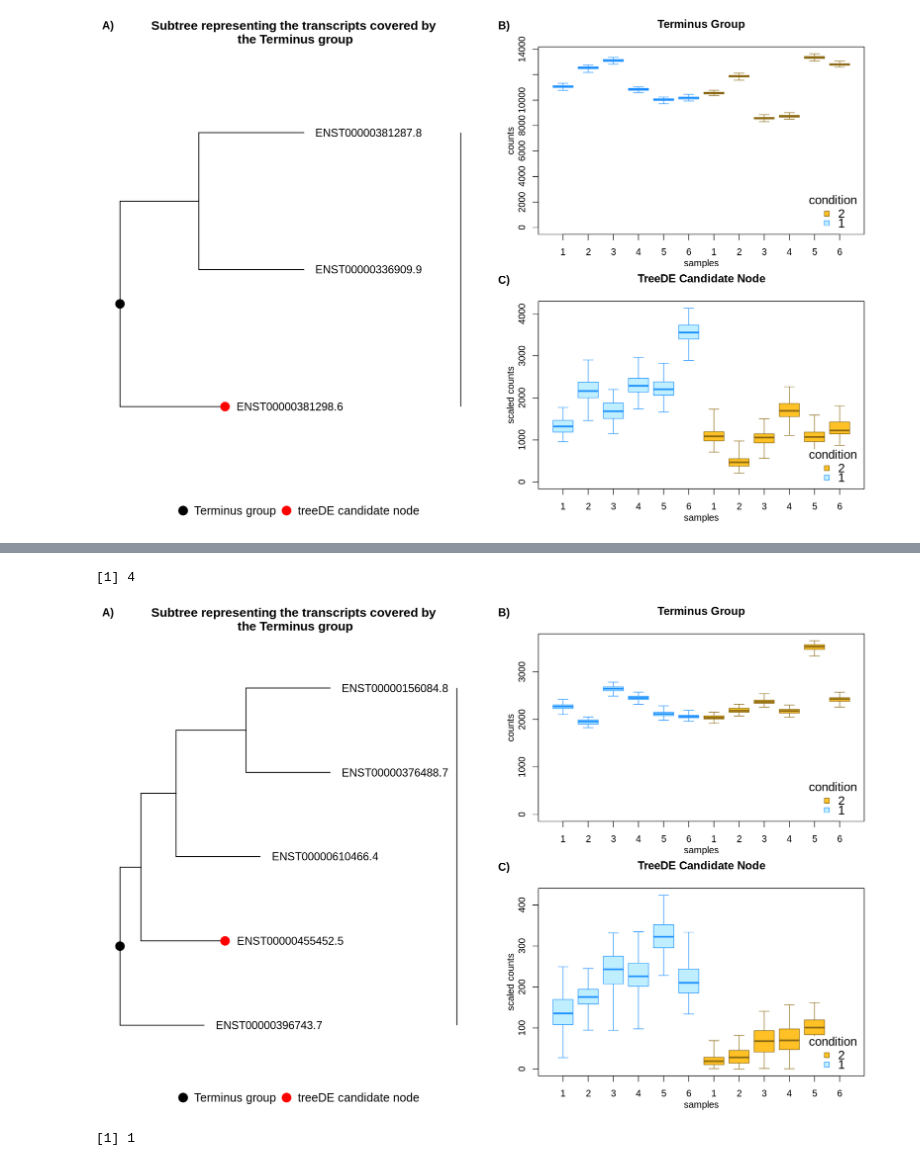
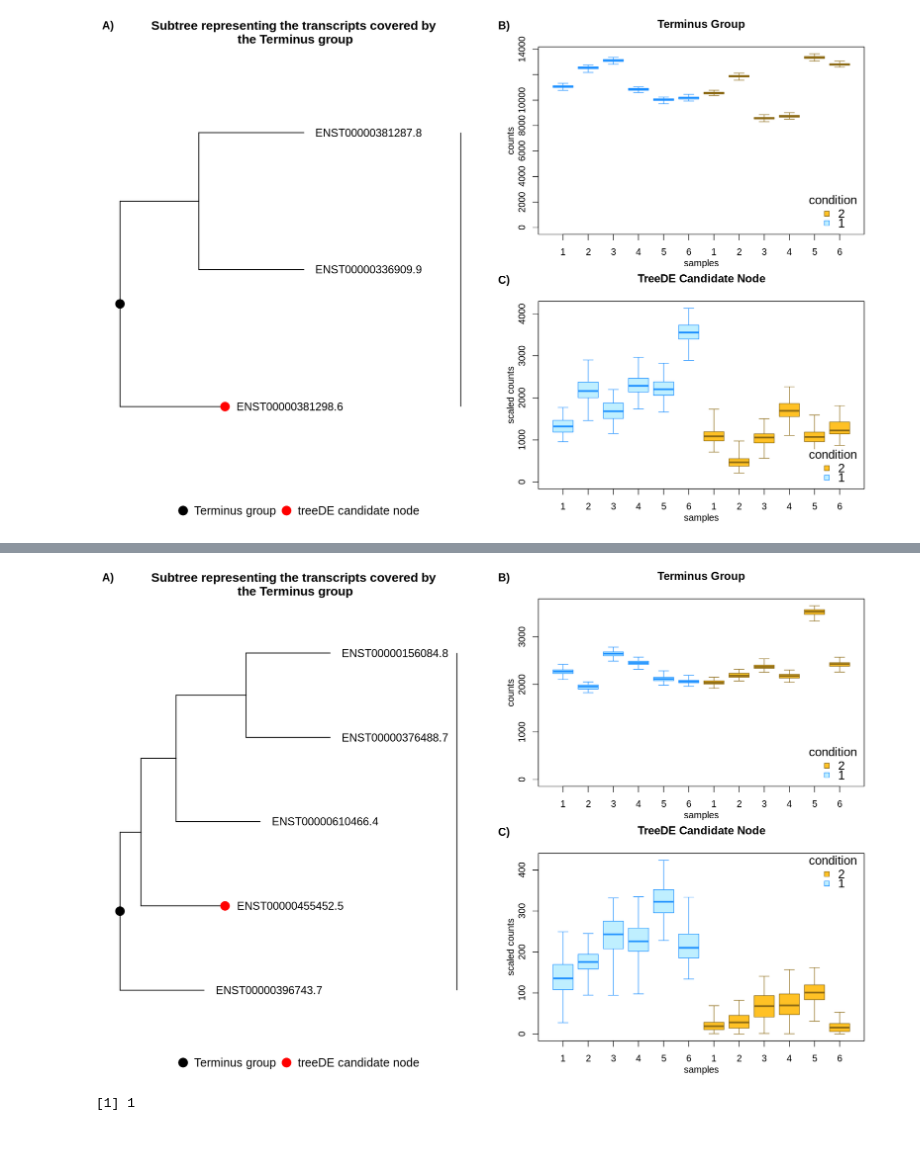
Before and after one commit to NPSDC/treeTerminusScripts, a Jupyter notebook: brain_simulation_nodtu/mode=gc_bias/post_type=gibbs_nrep=100_tf=100/tree_analysis_updated_sim/compute_met_updated.ipynb, the cells around one changed output, grey strips where cells are left out. Drawn from its saved outputs; the diff is of its cells as text; code cells hidden in the pictures.

```diff
--- a/brain_simulation_nodtu/mode=gc_bias/post_type=gibbs_nrep=100_tf=100/tree_analysis_updated_sim/compute_met_updated.ipynb
+++ b/brain_simulation_nodtu/mode=gc_bias/post_type=gibbs_nrep=100_tf=100/tree_analysis_updated_sim/compute_met_updated.ipynb
@@ -618,35 +554,34 @@ ggarrange(pTree, ggarrange(pTerm, pTreeTerm, ncol = 1, labels = c("B)", "C)")),
 # %%
 cNode <- 51115
 tNode <- 5291
 treeSub <- treeio::tree_subset(treeCons, Ancestors(treeCons,cNode)[2], levels_back = 0)
 of=13.5
 
 pTree <- ggtree(treeSub) + ggtitle("Subtree representing the transcripts covered by \nthe Terminus group") +
     xlim(NA, 50) +
     geom_tiplab(size=5, hjust = -0.1) +
     geom_point2(aes(subset=(node==4), color="red"),
             size=5, fill='red', show.legend=T) +
     geom_point2(aes(subset=(node==6), color = "black"),
             size=5, fill='black', show.legend=T) +
     geom_cladelab(node = 4, label = "", textcolour="red",
                   barcolour="red", barsize=2, fontsize=5, offset = of+2) +
     geom_cladelab(node = 6, label = "", textcolour="black",
                   fontsize=5, offset = of+4) +
     theme(legend.position = "bottom", legend.text=element_text(size=15),
          plot.title=element_text(size=16, face="bold", hjust=0.5)) +
     scale_color_manual(name = "", labels=c("Terminus group", "treeDE candidate node"),
            values=c("black","red"))
 
 pTerm <- as.grob(~plotInfReps(yAggTermThrNS, as.character(l+tNode), x = "condition", legend = TRUE,
                        main="Terminus Group", legendTitle=TRUE, legendCex=1.3,
                        legendPos = "bottomright"))
 pTreeTerm <- as.grob(~plotInfReps(yA, cNode, x = "condition", legend=TRUE,
                               main="TreeDE Candidate Node", legendTitle=TRUE, legendCex=1.3,
-                             legendPos = "bottomright"))
+                             legendPos = "topright"))
 ggarrange(pTree, ggarrange(pTerm, pTreeTerm, ncol = 1, labels = c("B)", "C)")), labels="A)")
 # %% [output]
-[1] 4
-[figure, old version]
+[figure, new version]
 # %%
 cNode <- 87823
 tNode <- 4087
```
Also changed, not shown: parts of 82 cells of this notebook.
